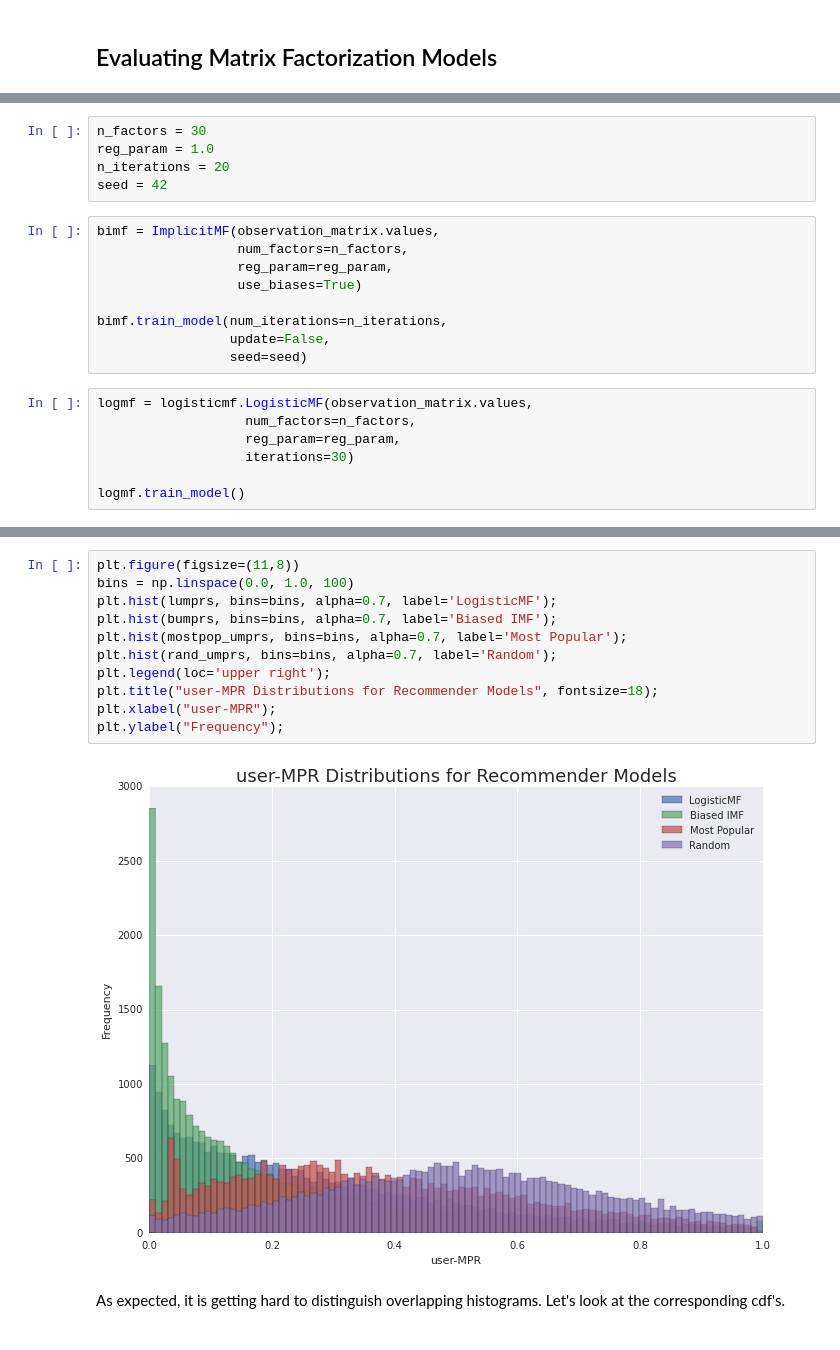
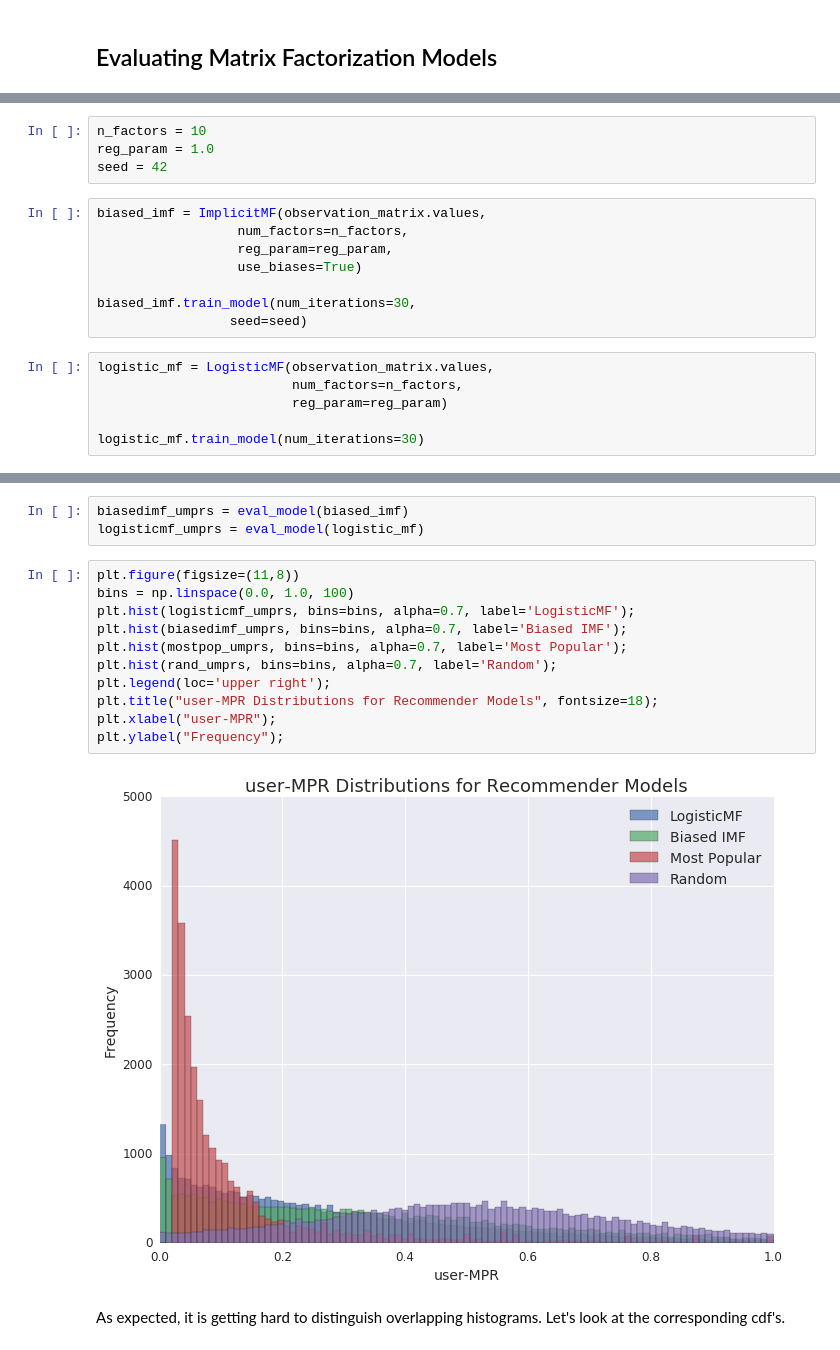
Before and after one commit to ActivisionGameScience/ActivisionGameScience.github.io, a Jupyter notebook: _notebooks/Comparing Matrix Factorization Models for Implicit Feedback.ipynb, the cells around one changed output, grey strips where cells are left out. Cells and saved outputs as stored; diff of their text form.

```diff
--- a/_notebooks/Comparing Matrix Factorization Models for Implicit Feedback.ipynb
+++ b/_notebooks/Comparing Matrix Factorization Models for Implicit Feedback.ipynb
@@ -248,22 +281,19 @@ Let's train some implicit matrix factorization models. There are various hyperpa
 # %%
-n_factors = 30
+n_factors = 10
 reg_param = 1.0
-n_iterations = 20
 seed = 42
 # %%
-bimf = ImplicitMF(observation_matrix.values,
+biased_imf = ImplicitMF(observation_matrix.values,
                   num_factors=n_factors,
                   reg_param=reg_param,
                   use_biases=True)
 
-bimf.train_model(num_iterations=n_iterations,
-                 update=False,
+biased_imf.train_model(num_iterations=30,
                  seed=seed)
 # %%
-logmf = logisticmf.LogisticMF(observation_matrix.values,
-                   num_factors=n_factors,
-                   reg_param=reg_param,
-                   iterations=30)
+logistic_mf = LogisticMF(observation_matrix.values,
+                         num_factors=n_factors,
+                         reg_param=reg_param)
 
-logmf.train_model()
+logistic_mf.train_model(num_iterations=30)
 # %% [markdown]
@@ -274,16 +301,19 @@ lumprs = eval_model(logmf)
+# %%
+biasedimf_umprs = eval_model(biased_imf)
+logisticmf_umprs = eval_model(logistic_mf)
 # %%
 plt.figure(figsize=(11,8))
 bins = np.linspace(0.0, 1.0, 100)
-plt.hist(lumprs, bins=bins, alpha=0.7, label='LogisticMF');
-plt.hist(bumprs, bins=bins, alpha=0.7, label='Biased IMF');
+plt.hist(logisticmf_umprs, bins=bins, alpha=0.7, label='LogisticMF');
+plt.hist(biasedimf_umprs, bins=bins, alpha=0.7, label='Biased IMF');
 plt.hist(mostpop_umprs, bins=bins, alpha=0.7, label='Most Popular');
 plt.hist(rand_umprs, bins=bins, alpha=0.7, label='Random');
 plt.legend(loc='upper right');
 plt.title("user-MPR Distributions for Recommender Models", fontsize=18);
 plt.xlabel("user-MPR");
 plt.ylabel("Frequency");
 # %% [output]
-[figure, old version]
+[figure, new version]
 # %% [markdown]
 As expected, it is getting hard to distinguish overlapping histograms. Let's look at the corresponding cdf's.
 # %%
```
Also changed, not shown: parts of 29 cells of this notebook, 2 other files.
